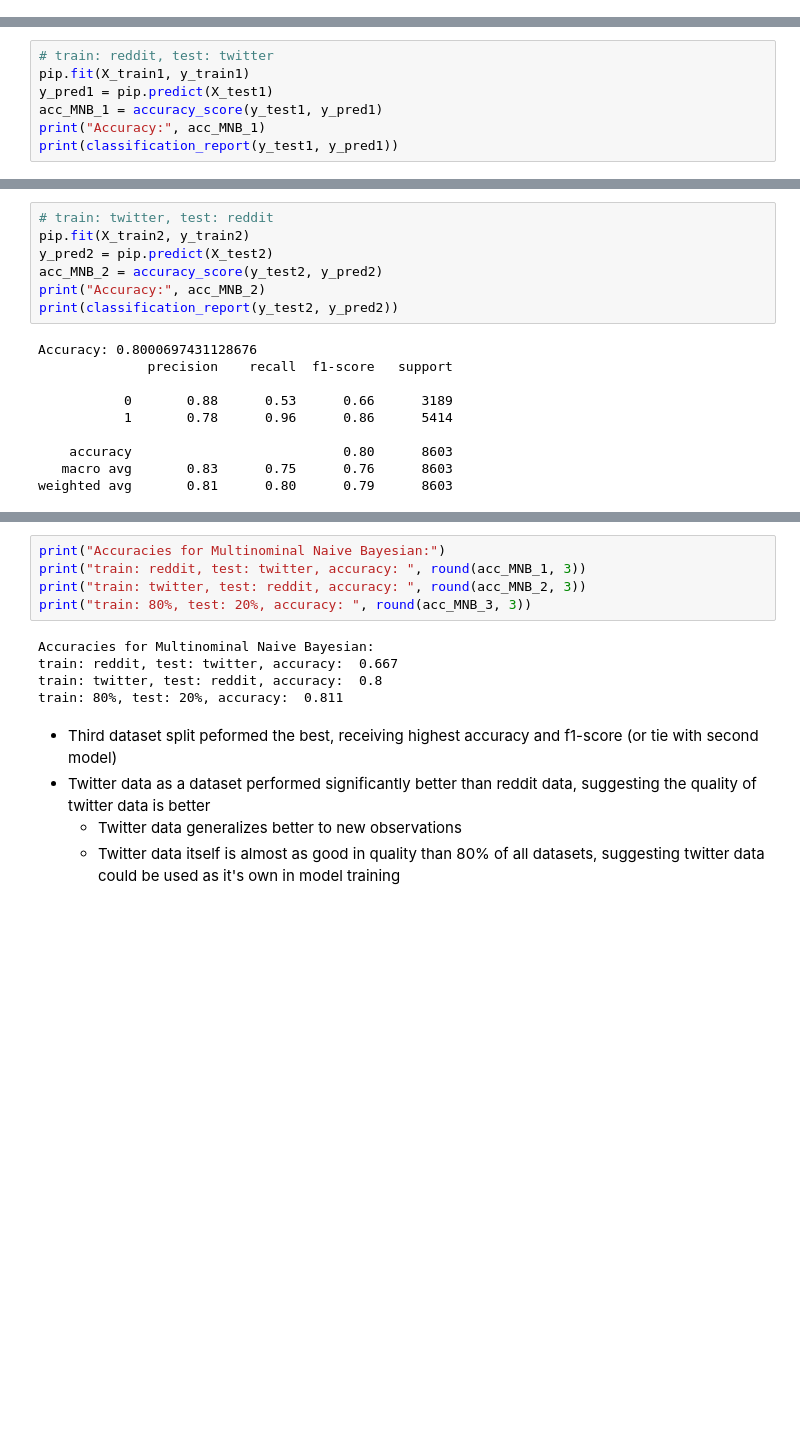
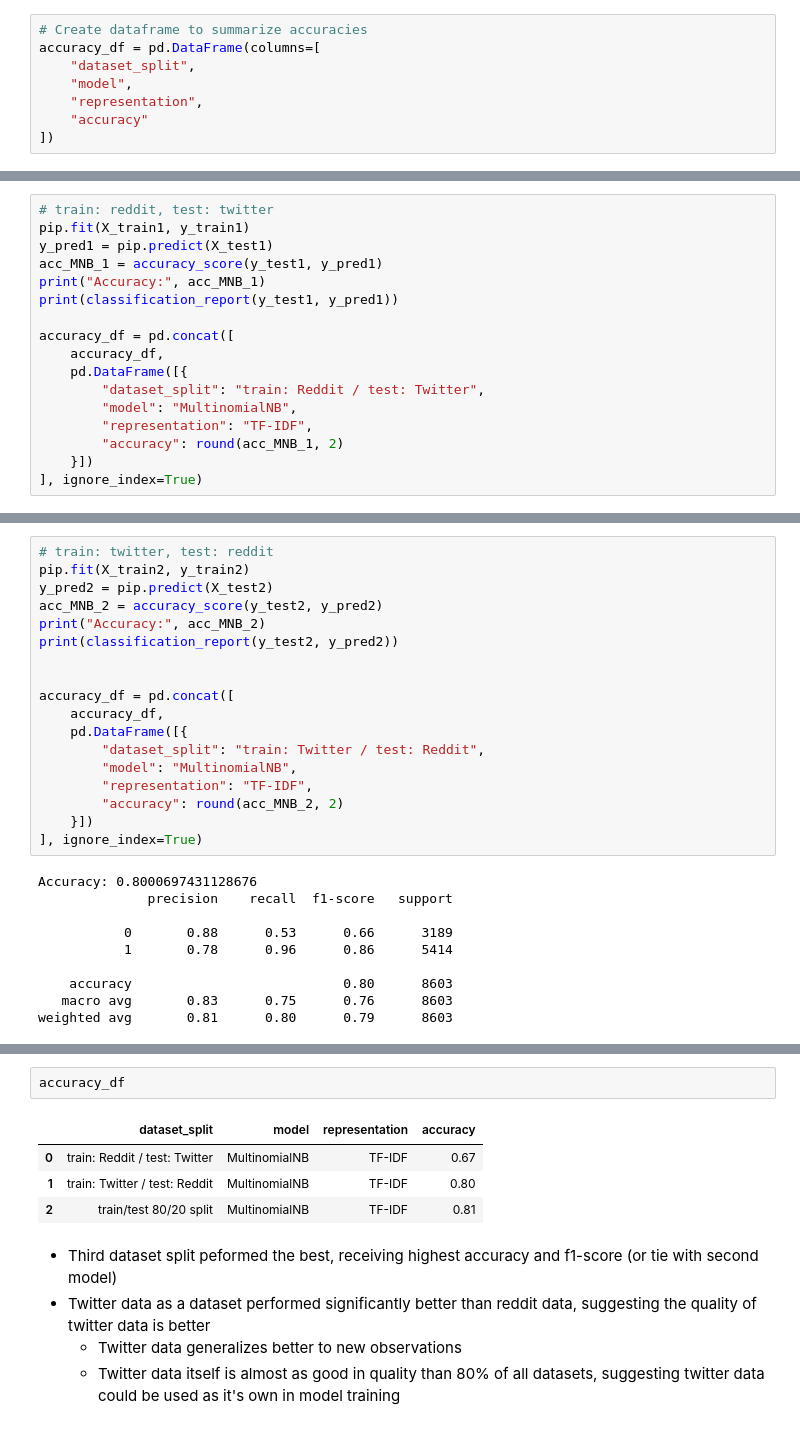
Before and after one commit to oonas21/Social-media-stress-detection, a Jupyter notebook: experiements.ipynb, the cells around one changed output, grey strips where cells are left out. Drawn from its saved outputs; the diff is of its cells as text; blank space fills up the shorter version.

```diff
--- a/experiements.ipynb
+++ b/experiements.ipynb
@@ -128,3 +137,11 @@ Index(['label', 'full_text'], dtype='object')
+# %%
+# Create dataframe to summarize accuracies
+accuracy_df = pd.DataFrame(columns=[
+    "dataset_split",
+    "model",
+    "representation",
+    "accuracy"
+])
 # %% [markdown]
 ## Multinomial Naive Bayesian
 
@@ -185,6 +202,16 @@ y_pred1 = pip.predict(X_test1)
 acc_MNB_1 = accuracy_score(y_test1, y_pred1)
 print("Accuracy:", acc_MNB_1)
 print(classification_report(y_test1, y_pred1))
+
+accuracy_df = pd.concat([
+    accuracy_df,
+    pd.DataFrame([{
+        "dataset_split": "train: Reddit / test: Twitter",
+        "model": "MultinomialNB",
+        "representation": "TF-IDF",
+        "accuracy": round(acc_MNB_1, 2)
+    }])
+], ignore_index=True)
 # %% [output]
 Accuracy: 0.6674287891778603
               precision    recall  f1-score   support
@@ -202,6 +229,17 @@ y_pred2 = pip.predict(X_test2)
 acc_MNB_2 = accuracy_score(y_test2, y_pred2)
 print("Accuracy:", acc_MNB_2)
 print(classification_report(y_test2, y_pred2))
+
+
+accuracy_df = pd.concat([
+    accuracy_df,
+    pd.DataFrame([{
+        "dataset_split": "train: Twitter / test: Reddit",
+        "model": "MultinomialNB",
+        "representation": "TF-IDF",
+        "accuracy": round(acc_MNB_2, 2)
+    }])
+], ignore_index=True)
 # %% [output]
 Accuracy: 0.8000697431128676
               precision    recall  f1-score   support
@@ -229,16 +277,13 @@ Accuracy: 0.8109947643979057
     accuracy                           0.81      3820
    macro avg       0.84      0.79      0.79      3820
 weighted avg       0.83      0.81      0.80      3820
-# %%
-print("Accuracies for Multinominal Naive Bayesian:")
-print("train: reddit, test: twitter, accuracy: ", round(acc_MNB_1, 3))
-print("train: twitter, test: reddit, accuracy: ", round(acc_MNB_2, 3))
-print("train: 80%, test: 20%, accuracy: ", round(acc_MNB_3, 3))
-# %% [output]
-Accuracies for Multinominal Naive Bayesian:
-train: reddit, test: twitter, accuracy:  0.667
-train: twitter, test: reddit, accuracy:  0.8
-train: 80%, test: 20%, accuracy:  0.811
+# %%
+accuracy_df
+# %% [output]
+|  | dataset_split | model | representation | accuracy |
+| 0 | train: Reddit / test: Twitter | MultinomialNB | TF-IDF | 0.67 |
+| 1 | train: Twitter / test: Reddit | MultinomialNB | TF-IDF | 0.80 |
+| 2 | train/test 80/20 split | MultinomialNB | TF-IDF | 0.81 |
 # %% [markdown]
 - Third dataset split peformed the best, receiving highest accuracy and f1-score (or tie with second model)
 - Twitter data as a dataset performed significantly better than reddit data, suggesting the quality of twitter data is better
```
Also changed, not shown: parts of 33 cells of this notebook, 7 other files.
